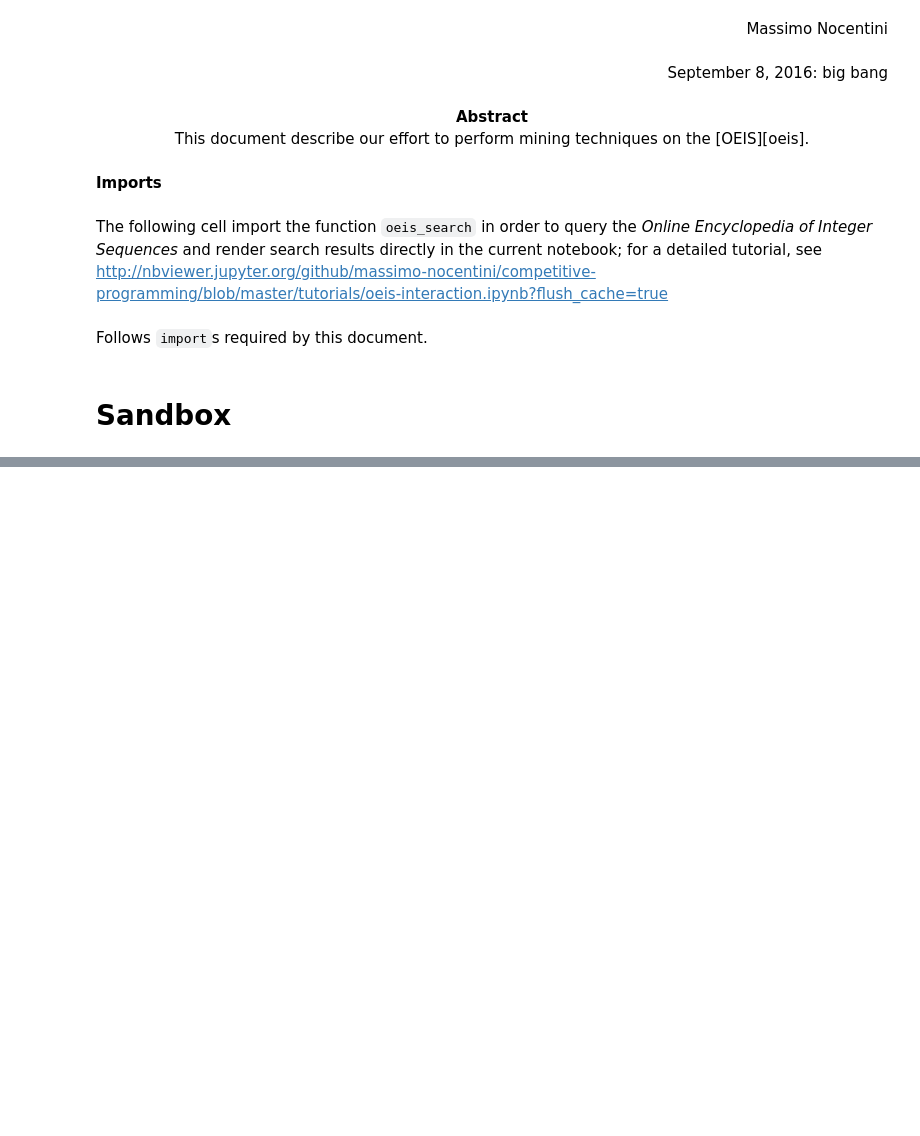
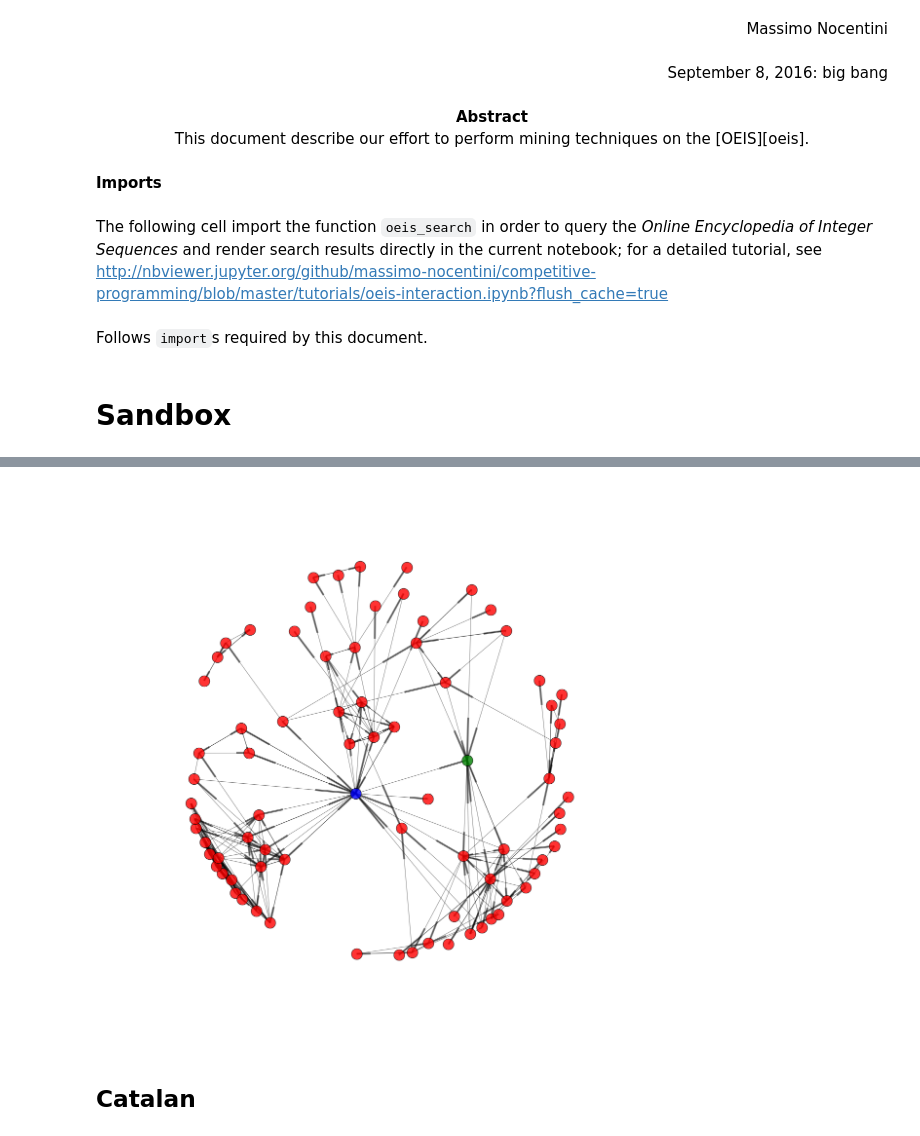
Before and after one commit to massimo-nocentini/scratchpad, a Jupyter notebook: chapters/notebooks/oeis-mining.ipynb, the cells around one changed output, grey strips where cells are left out. Cells and saved outputs as stored; diff of their text form; code cells hidden in the pictures; blank space fills up the shorter version.

```diff
--- a/chapters/notebooks/oeis-mining.ipynb
+++ b/chapters/notebooks/oeis-mining.ipynb
@@ -96,3 +98,29 @@ for seq_id, v in graph.items():
         G.add_edge(seq_id, ref_seq_id)
 # %%
 #G.nodes(), G.edges()
+# %%
+pos=nx.spring_layout(G)#, iterations=200) # positions for all nodes
+
+# nodes
+nx.draw_networkx_nodes(G,pos,
+                       nodelist=[45],#fibonacci
+                       node_color='b',
+                       node_size=500,
+                   alpha=0.8)
+nx.draw_networkx_nodes(G,pos,
+                       nodelist=[108],#catalan
+                       node_color='g',
+                       node_size=500,
+                   alpha=0.8)
+nx.draw_networkx_nodes(G,pos,
+                       nodelist=set(graph.keys())-set([45, 108]),
+                       node_color='r',
+                       node_size=500,
+                   alpha=0.8)
+nx.draw_networkx_edges(G,pos,width=1.0,alpha=0.5)
+plt.axis('off')
+plt.show() # display
+# %% [output]
+[figure, added]
+# %% [markdown]
+## Catalan
```
Also changed, not shown: parts of 8 cells of this notebook.
